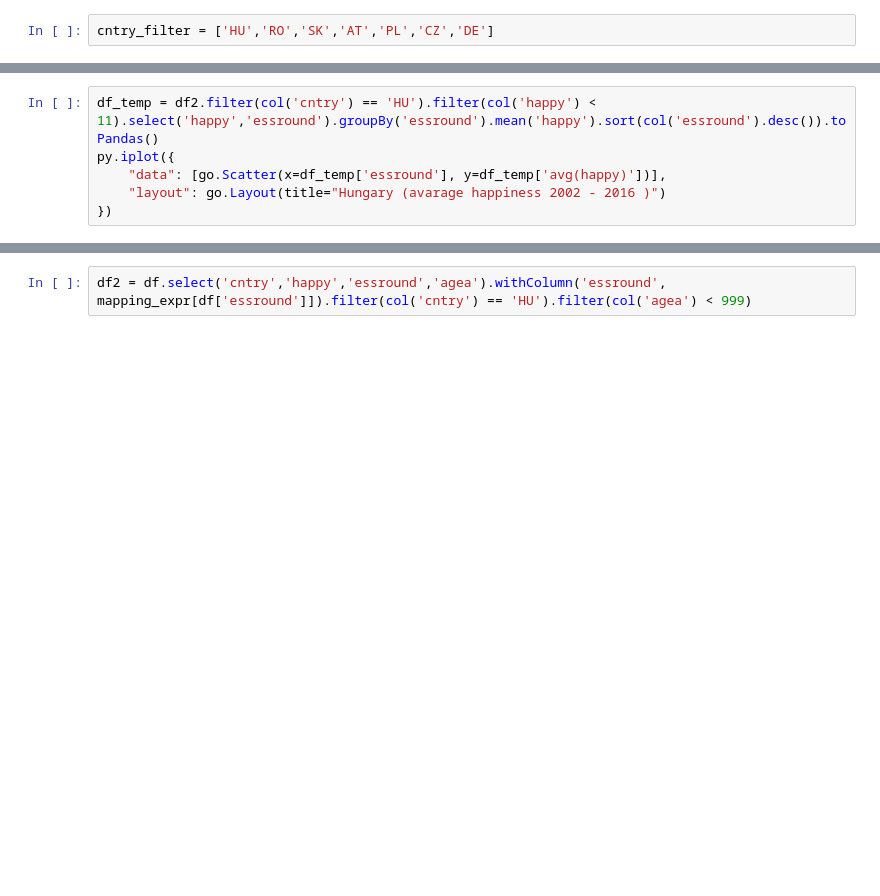
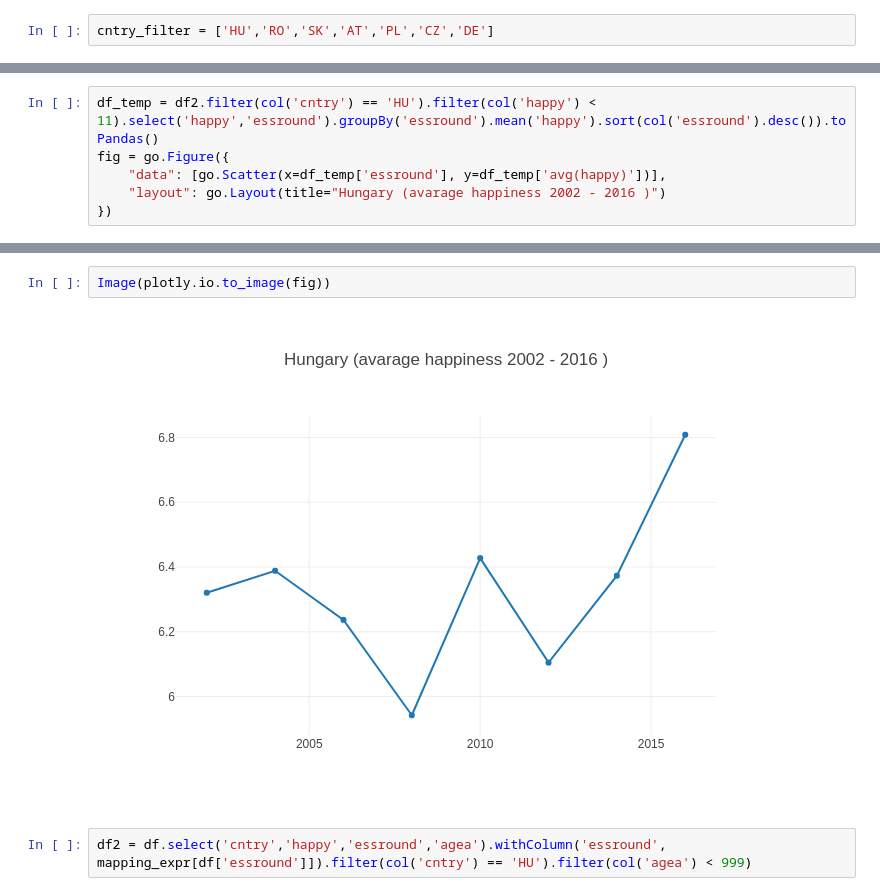
Before and after one commit to longaviktor/BME_pyspark_practice, a Jupyter notebook: pyspark_basics_plotly.ipynb, the cells around one changed output, grey strips where cells are left out. Cells and saved outputs as stored; diff of their text form; blank space fills up the shorter version.

```diff
--- a/pyspark_basics_plotly.ipynb
+++ b/pyspark_basics_plotly.ipynb
@@ -83,6 +84,6 @@ py.iplot({
 # %%
 df_temp = df2.filter(col('cntry') == 'HU').filter(col('happy') < 11).select('happy','essround').groupBy('essround').mean('happy').sort(col('essround').desc()).toPandas()
-py.iplot({
+fig = go.Figure({
     "data": [go.Scatter(x=df_temp['essround'], y=df_temp['avg(happy)'])],
     "layout": go.Layout(title="Hungary (avarage happiness 2002 - 2016 )")
 })
@@ -91,3 +90,7 @@ py.iplot({
+# %%
+Image(plotly.io.to_image(fig))
+# %% [output]
+[figure, added]
 # %%
 df2 = df.select('cntry','happy','essround','agea').withColumn('essround', mapping_expr[df['essround']]).filter(col('cntry') == 'HU').filter(col('agea') < 999)
 # %%
```
Also changed, not shown: parts of 7 cells of this notebook.
